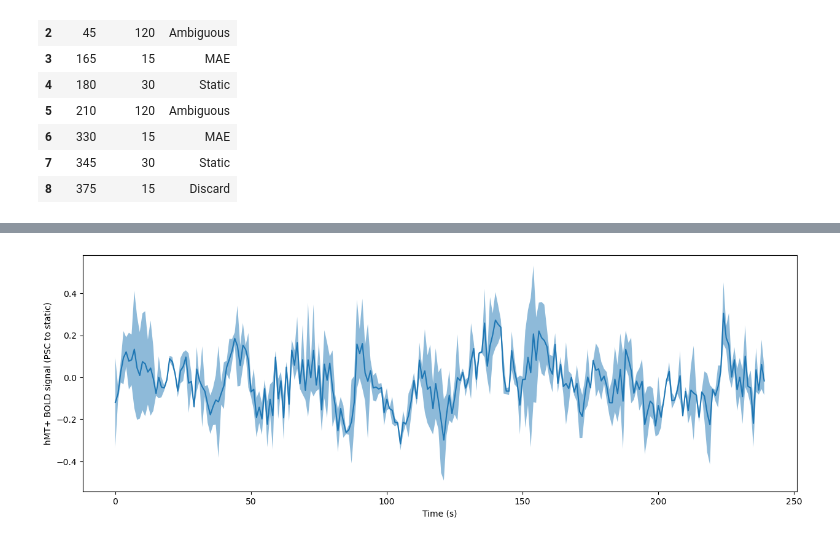
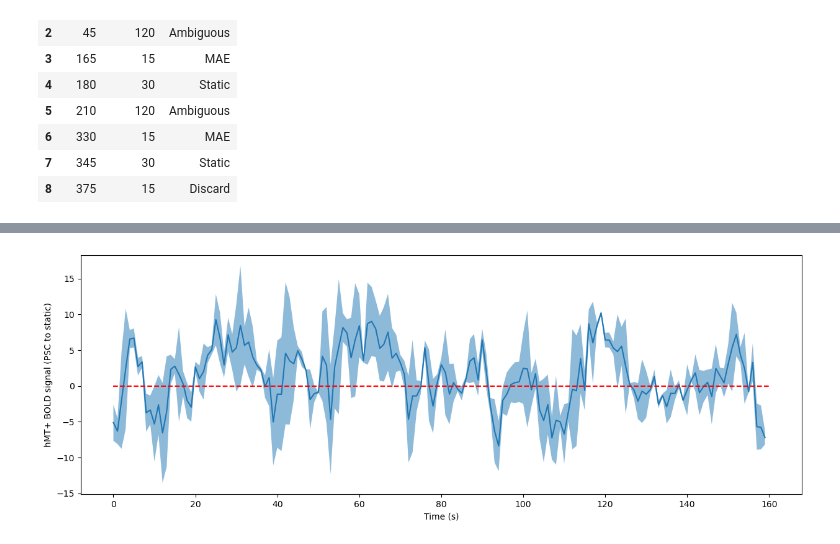
Before and after one commit to CIBIT-UC/vpmbtr, a Jupyter notebook: scripts/feedbackSimulator.ipynb, the cells around one changed output, grey strips where cells are left out. Drawn from its saved outputs; the diff is of its cells as text; code cells hidden in the pictures.

```diff
--- a/scripts/feedbackSimulator.ipynb
+++ b/scripts/feedbackSimulator.ipynb
@@ -55,0 +26,8 @@ masker = NiftiMasker(labels_img=mask_img, standardize=False)
+# %%
+# load confounds (all columns that start with 'cosine', 'csf', 'white_matter')
+# and remove NaNs
+confounds = pd.read_csv(confounds_file, sep='\t')
+confounds = confounds.filter(regex='^(csf|white_matter|trans|rot).*')
+confounds.fillna(0, inplace=True)
+
+confounds.columns
@@ -56,6 +47,13 @@ masker = NiftiMasker(labels_img=mask_img, standardize=False)
+# %%
+masker = NiftiMasker(mask_img=mask_img,
+                     standardize='zscore_sample',
+                     detrend=True,
+                     high_pass=0.003,
+                     t_r=tr)
 # %%
-time_series = masker.fit_transform(fmri_img,
-                                   confounds=confounds)
+time_series = masker.fit_transform(fmri_img,confounds=confounds)
+
+#time_series = masker.fit_transform(fmri_img)
 # %%
 time_series.shape
 # %% [output]
@@ -132,5 +126,5 @@ static_events_time_series_mean
 # %%
 # normalize time series using the mean of the static events
-time_series_norm = (time_series_mean - static_events_time_series_mean)/static_events_time_series_mean*100
+time_series_norm = (time_series_mean - static_events_time_series_mean)/abs(static_events_time_series_mean)
 # %%
 # plot roi_mean signal as a function of time
@@ -181,13 +174,14 @@ array([[ 97, 427],
 # %%
 # plot the mean and std of the two ambiguous blocks
 to_plot = time_series_norm[ambiguous_events_indexes].mean(axis=1)
 to_plot_std = time_series_norm[ambiguous_events_indexes].std(axis=1)
 
 plt.figure(figsize=(15,5))
 plt.plot(to_plot)
 plt.fill_between(np.arange(len(to_plot)), to_plot-to_plot_std, to_plot+to_plot_std, alpha=0.5)
+plt.hlines(0, xmin=0, xmax=len(to_plot), color='r', linestyle='--')
 plt.xlabel('Time (s)')
 plt.ylabel('hMT+ BOLD signal (PSC to static)')
 plt.show()
 # %% [output]
-[figure, old version]
+[figure, new version]
```
Also changed, not shown: parts of 17 cells of this notebook.
